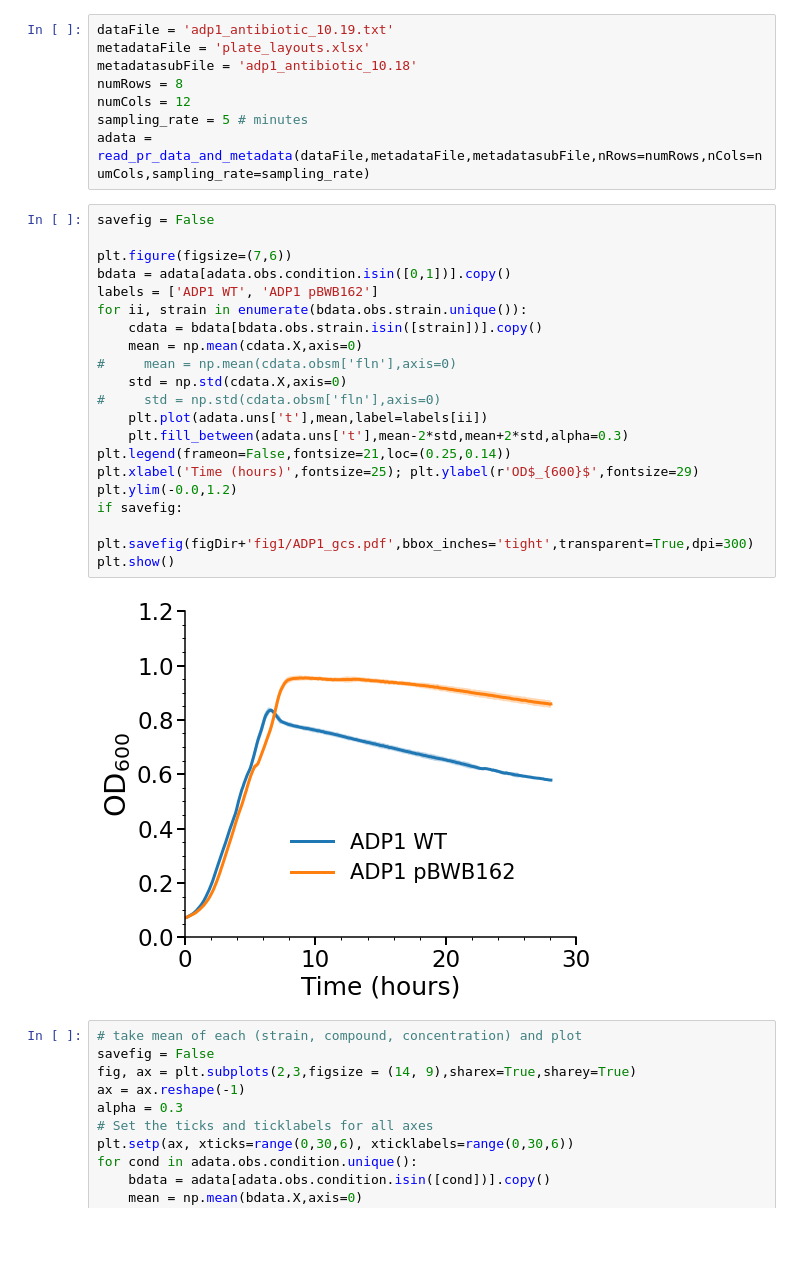
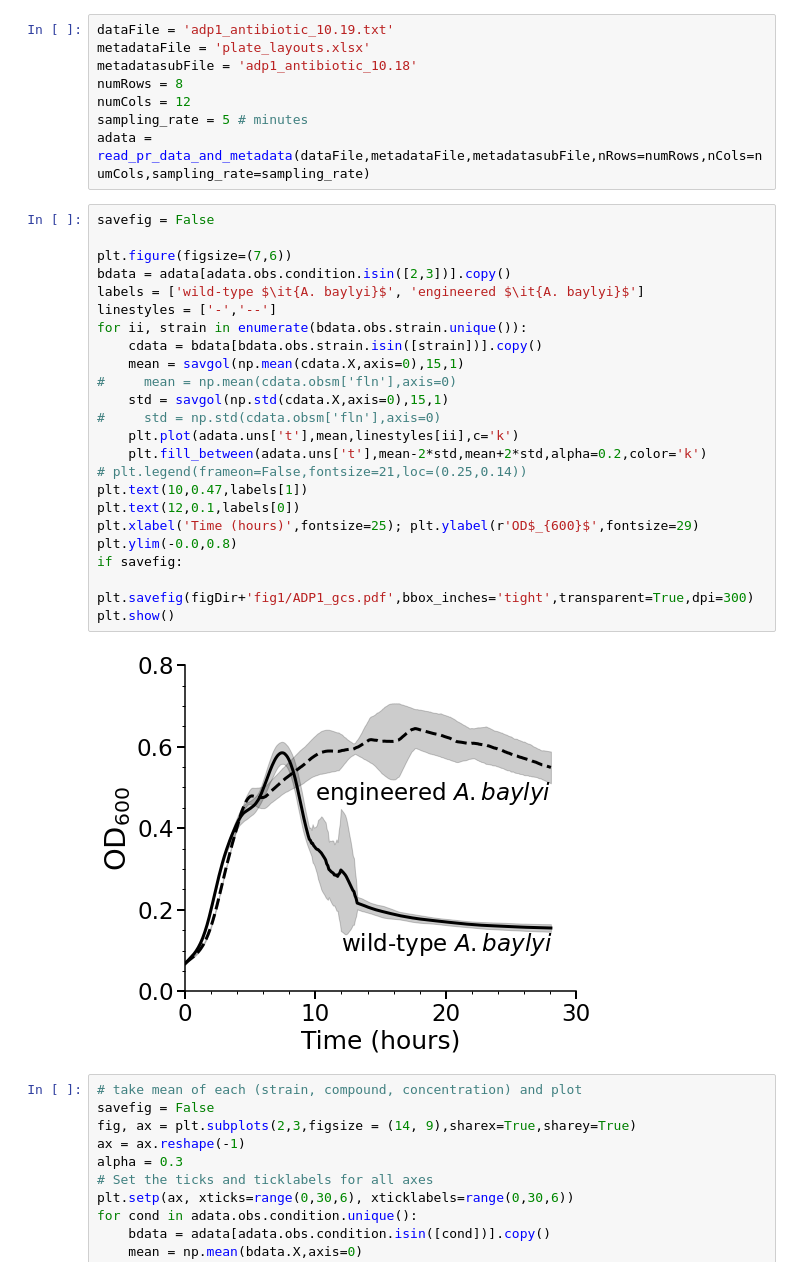
Before and after one commit to AqibHasnain/circuit-state, a Jupyter notebook: plate-reader-screens/plot_PR_data.ipynb, the cells around one changed output. Drawn from its saved outputs; the diff is of its cells as text; blank space fills up the shorter version.

Commit message:
added visualizations

```diff
--- a/plate-reader-screens/plot_PR_data.ipynb
+++ b/plate-reader-screens/plot_PR_data.ipynb
@@ -188,25 +188,28 @@ adata = read_pr_data_and_metadata(dataFile,metadataFile,metadatasubFile,nRows=nu
 # %%
 savefig = False
 
 plt.figure(figsize=(7,6))
-bdata = adata[adata.obs.condition.isin([0,1])].copy()
-labels = ['ADP1 WT', 'ADP1 pBWB162']
+bdata = adata[adata.obs.condition.isin([2,3])].copy()
+labels = ['wild-type $\it{A. baylyi}$', 'engineered $\it{A. baylyi}$']
+linestyles = ['-','--']
 for ii, strain in enumerate(bdata.obs.strain.unique()):
     cdata = bdata[bdata.obs.strain.isin([strain])].copy()
-    mean = np.mean(cdata.X,axis=0)
+    mean = savgol(np.mean(cdata.X,axis=0),15,1)
 #     mean = np.mean(cdata.obsm['fln'],axis=0)
-    std = np.std(cdata.X,axis=0)
+    std = savgol(np.std(cdata.X,axis=0),15,1)
 #     std = np.std(cdata.obsm['fln'],axis=0)
-    plt.plot(adata.uns['t'],mean,label=labels[ii])
-    plt.fill_between(adata.uns['t'],mean-2*std,mean+2*std,alpha=0.3)
-plt.legend(frameon=False,fontsize=21,loc=(0.25,0.14))
+    plt.plot(adata.uns['t'],mean,linestyles[ii],c='k')
+    plt.fill_between(adata.uns['t'],mean-2*std,mean+2*std,alpha=0.2,color='k')
+# plt.legend(frameon=False,fontsize=21,loc=(0.25,0.14))
+plt.text(10,0.47,labels[1])
+plt.text(12,0.1,labels[0])
 plt.xlabel('Time (hours)',fontsize=25); plt.ylabel(r'OD$_{600}$',fontsize=29)
-plt.ylim(-0.0,1.2)
+plt.ylim(-0.0,0.8)
 if savefig:
     plt.savefig(figDir+'fig1/ADP1_gcs.pdf',bbox_inches='tight',transparent=True,dpi=300)
 plt.show()
 # %% [output]
-[figure, old version]
+[figure, new version]
 # %%
 # take mean of each (strain, compound, concentration) and plot
 savefig = False
```
Also changed, not shown: parts of 1 cell of this notebook, 2 other files.
